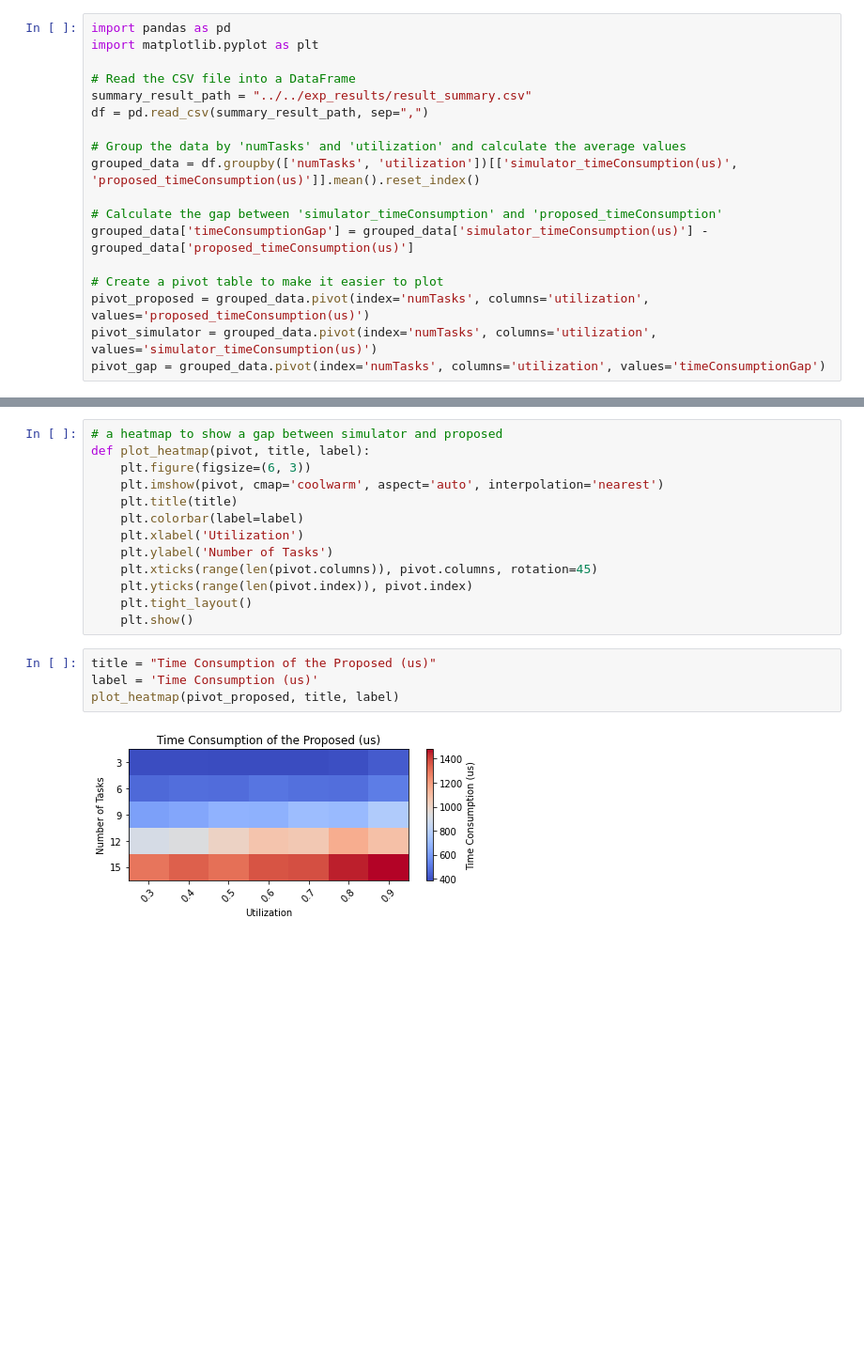
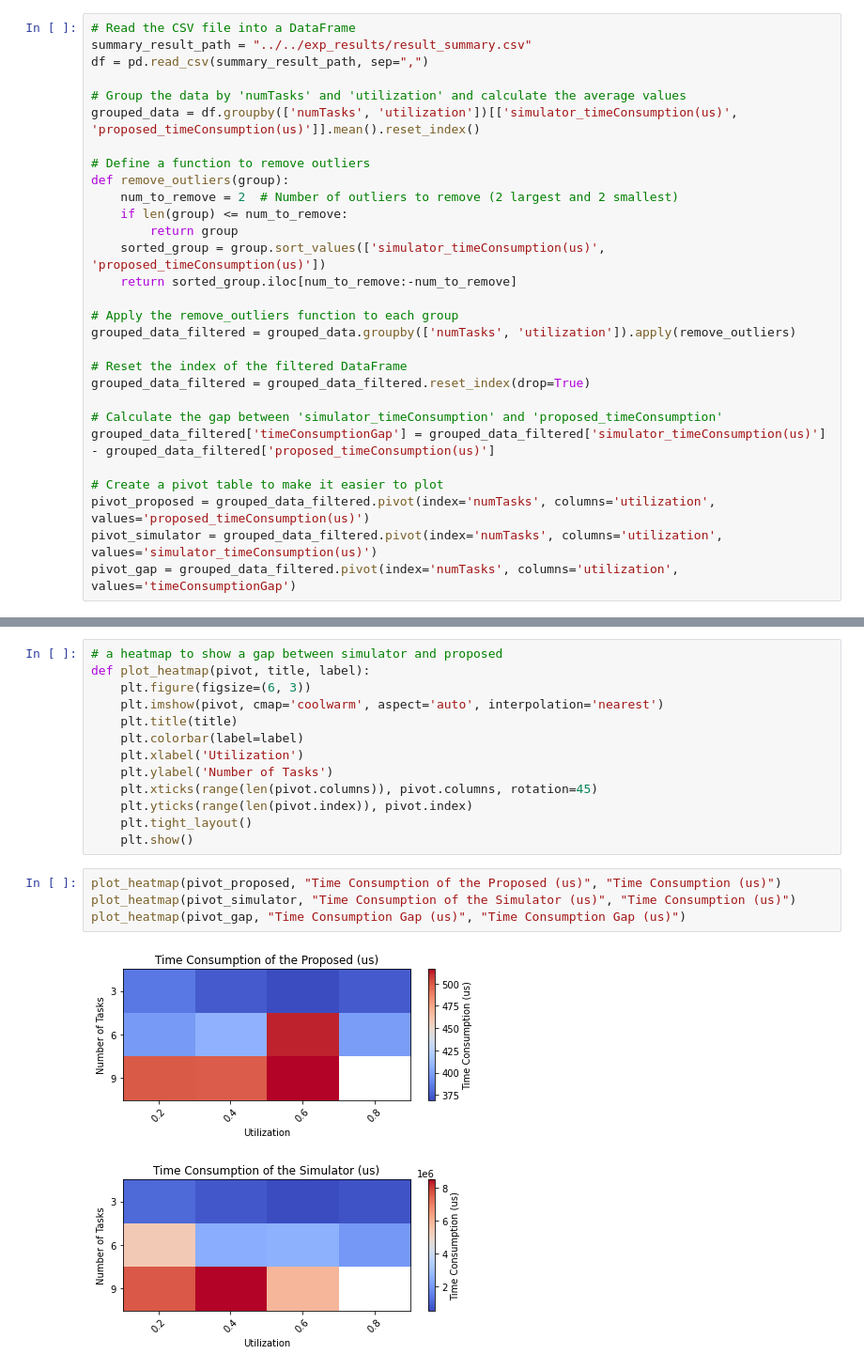
Before and after one commit to YoonKyonghwan/CFS_WCRT_Analysis, a Jupyter notebook: script/analysis/time_complexity.ipynb, the cells around one changed output, grey strips where cells are left out. Shown: that part at 94% size. Drawn from its saved outputs; the diff is of its cells as text; blank space fills up the shorter version.

```diff
--- a/script/analysis/time_complexity.ipynb
+++ b/script/analysis/time_complexity.ipynb
@@ -1,7 +7,4 @@
 # %%
-import pandas as pd
-import matplotlib.pyplot as plt
-
 # Read the CSV file into a DataFrame
 summary_result_path = "../../exp_results/result_summary.csv"
 df = pd.read_csv(summary_result_path, sep=",")
@@ -9,13 +12,27 @@ df = pd.read_csv(summary_result_path, sep=",")
 # Group the data by 'numTasks' and 'utilization' and calculate the average values
 grouped_data = df.groupby(['numTasks', 'utilization'])[['simulator_timeConsumption(us)', 'proposed_timeConsumption(us)']].mean().reset_index()
 
+# Define a function to remove outliers
+def remove_outliers(group):
+    num_to_remove = 2  # Number of outliers to remove (2 largest and 2 smallest)
+    if len(group) <= num_to_remove:
+        return group
+    sorted_group = group.sort_values(['simulator_timeConsumption(us)', 'proposed_timeConsumption(us)'])
+    return sorted_group.iloc[num_to_remove:-num_to_remove]
+
+# Apply the remove_outliers function to each group
+grouped_data_filtered = grouped_data.groupby(['numTasks', 'utilization']).apply(remove_outliers)
+
+# Reset the index of the filtered DataFrame
+grouped_data_filtered = grouped_data_filtered.reset_index(drop=True)
+
 # Calculate the gap between 'simulator_timeConsumption' and 'proposed_timeConsumption'
-grouped_data['timeConsumptionGap'] = grouped_data['simulator_timeConsumption(us)'] - grouped_data['proposed_timeConsumption(us)']
+grouped_data_filtered['timeConsumptionGap'] = grouped_data_filtered['simulator_timeConsumption(us)'] - grouped_data_filtered['proposed_timeConsumption(us)']
 
 # Create a pivot table to make it easier to plot
-pivot_proposed = grouped_data.pivot(index='numTasks', columns='utilization', values='proposed_timeConsumption(us)')
-pivot_simulator = grouped_data.pivot(index='numTasks', columns='utilization', values='simulator_timeConsumption(us)')
-pivot_gap = grouped_data.pivot(index='numTasks', columns='utilization', values='timeConsumptionGap')
+pivot_proposed = grouped_data_filtered.pivot(index='numTasks', columns='utilization', values='proposed_timeConsumption(us)')
+pivot_simulator = grouped_data_filtered.pivot(index='numTasks', columns='utilization', values='simulator_timeConsumption(us)')
+pivot_gap = grouped_data_filtered.pivot(index='numTasks', columns='utilization', values='timeConsumptionGap')
 # %%
 # Create a table that contains the average time consumption of the proposed method and the simulator
 table = pd.DataFrame(columns=['numTasks', 'utilization', 'proposed_timeConsumption(us)', 'simulator_timeConsumption(us)', 'timeConsumptionGap'])
@@ -59,9 +76,10 @@ def plot_heatmap(pivot, title, label):
     plt.yticks(range(len(pivot.index)), pivot.index)
     plt.tight_layout()
     plt.show()
-# %%
-title = "Time Consumption of the Proposed (us)"
-label = 'Time Consumption (us)'
-plot_heatmap(pivot_proposed, title, label)
-# %% [output]
-[figure, removed]
+# %%
+plot_heatmap(pivot_proposed, "Time Consumption of the Proposed (us)", "Time Consumption (us)")
+plot_heatmap(pivot_simulator, "Time Consumption of the Simulator (us)", "Time Consumption (us)")
+plot_heatmap(pivot_gap, "Time Consumption Gap (us)", "Time Consumption Gap (us)")
+# %% [output]
+[figure, added]
+[figure, added]
```
Also changed, not shown: parts of 9 cells of this notebook, 8 other files.
